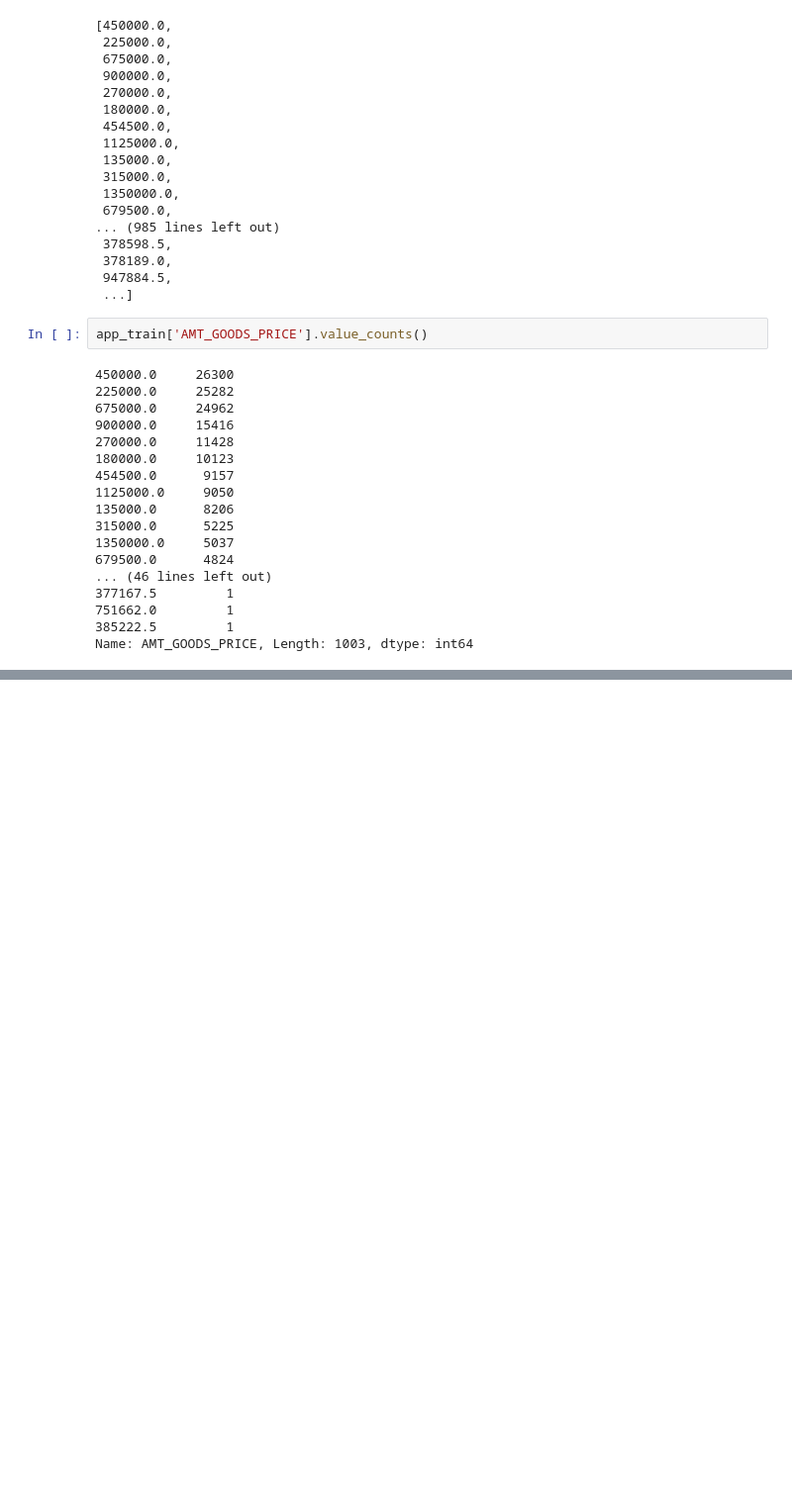
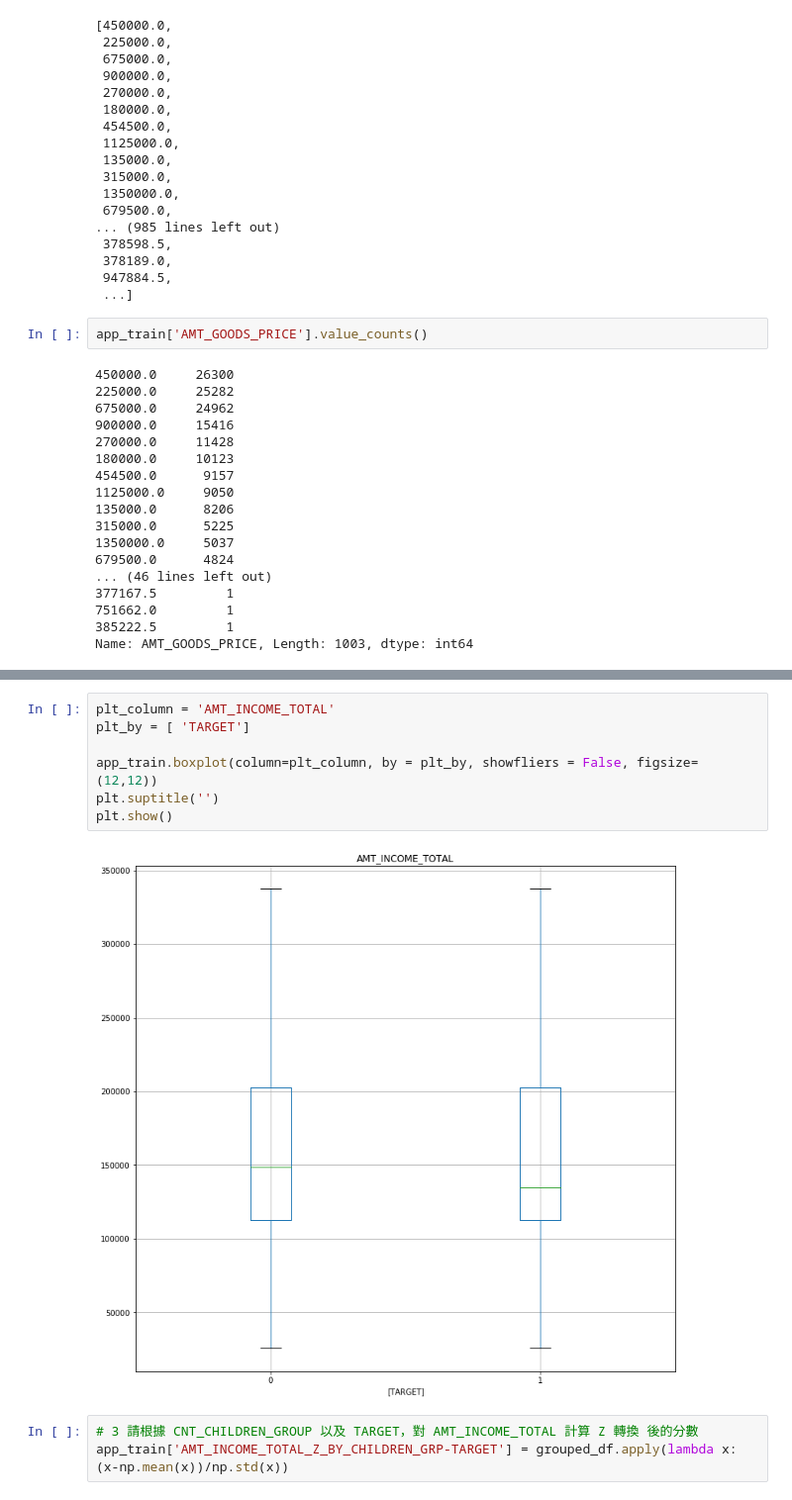
Before and after one commit to zzo30802/3rd-ML100Days, a Jupyter notebook: homework/ML_100Days_note.ipynb, the cells around one changed output, grey strips where cells are left out. Shown at 99% size. Cells and saved outputs as stored; diff of their text form; blank space fills up the shorter version.

```diff
--- a/homework/ML_100Days_note.ipynb
+++ b/homework/ML_100Days_note.ipynb
@@ -1388,0 +1924,12 @@ Name: AMT_GOODS_PRICE, Length: 1003, dtype: int64
+# %%
+plt_column = 'AMT_INCOME_TOTAL'
+plt_by = [ 'TARGET']
+
+app_train.boxplot(column=plt_column, by = plt_by, showfliers = False, figsize=(12,12))
+plt.suptitle('')
+plt.show()
+# %% [output]
+[figure, added]
+# %%
+# 3 請根據 CNT_CHILDREN_GROUP 以及 TARGET，對 AMT_INCOME_TOTAL 計算 Z 轉換 後的分數
+app_train['AMT_INCOME_TOTAL_Z_BY_CHILDREN_GRP-TARGET'] = grouped_df.apply(lambda x:(x-np.mean(x))/np.std(x))
```
Also changed, not shown: parts of 52 cells of this notebook.
